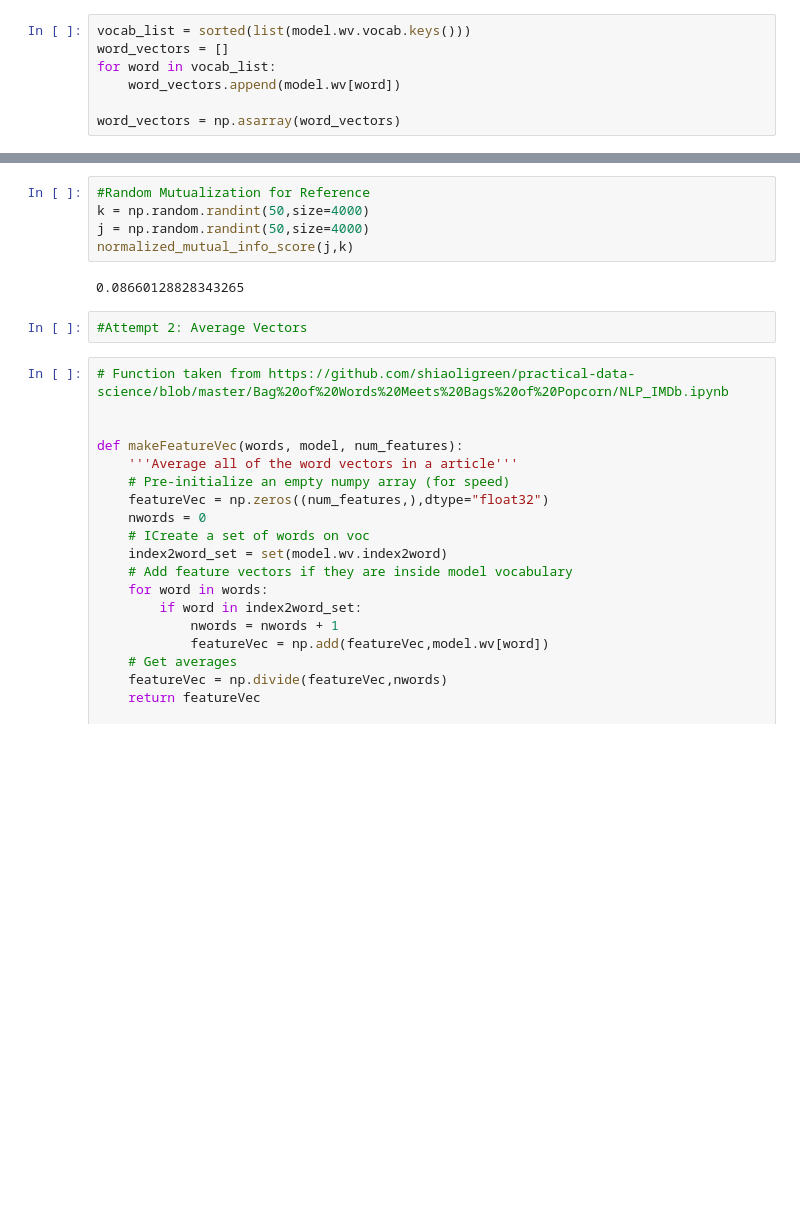
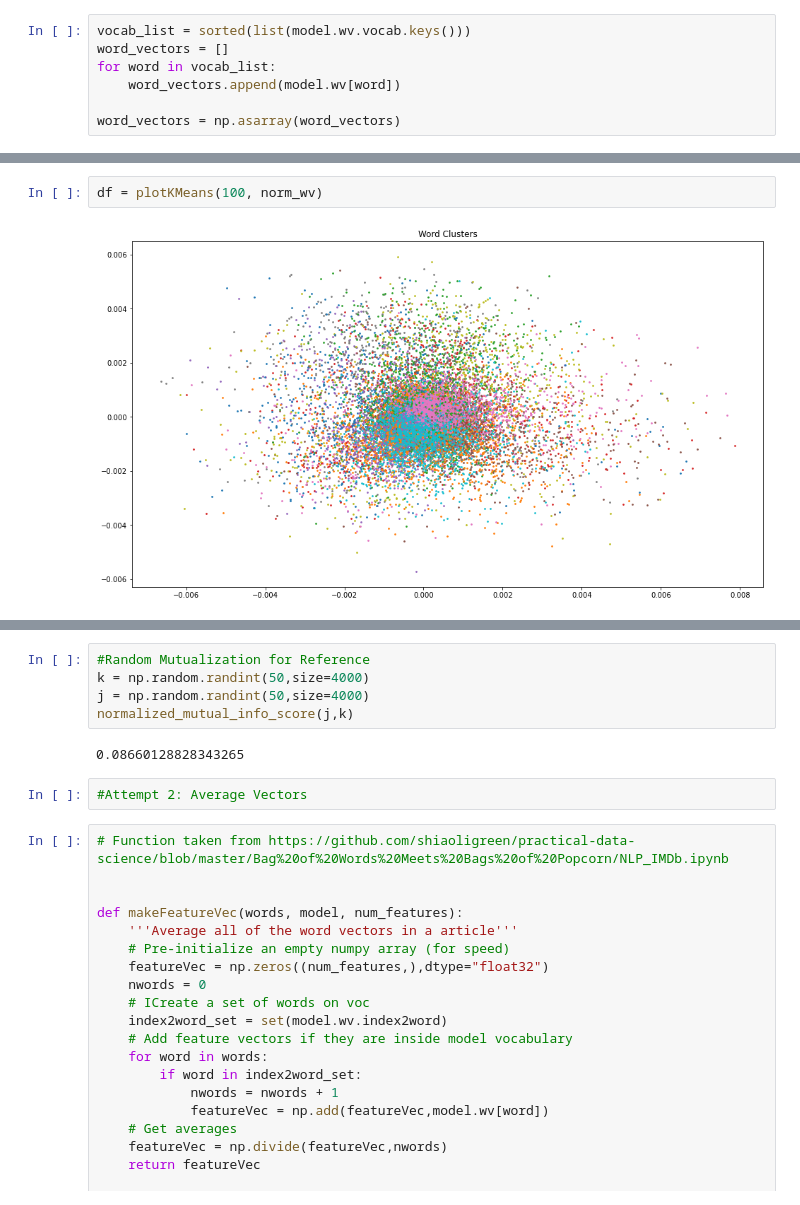
Before and after one commit to QMux/cmpe-255-project, a Jupyter notebook: Initial Data Exploration.ipynb, the cells around one changed output, grey strips where cells are left out. Cells and saved outputs as stored; diff of their text form; blank space fills up the shorter version.

```diff
--- a/Initial Data Exploration.ipynb
+++ b/Initial Data Exploration.ipynb
@@ -80 +94,5 @@ def plotKMeans(n_clusters, data):
+# %%
+df = plotKMeans(100, norm_wv)
+# %% [output]
+[figure, added]
 # %%
```
Also changed, not shown: parts of 14 cells of this notebook.
